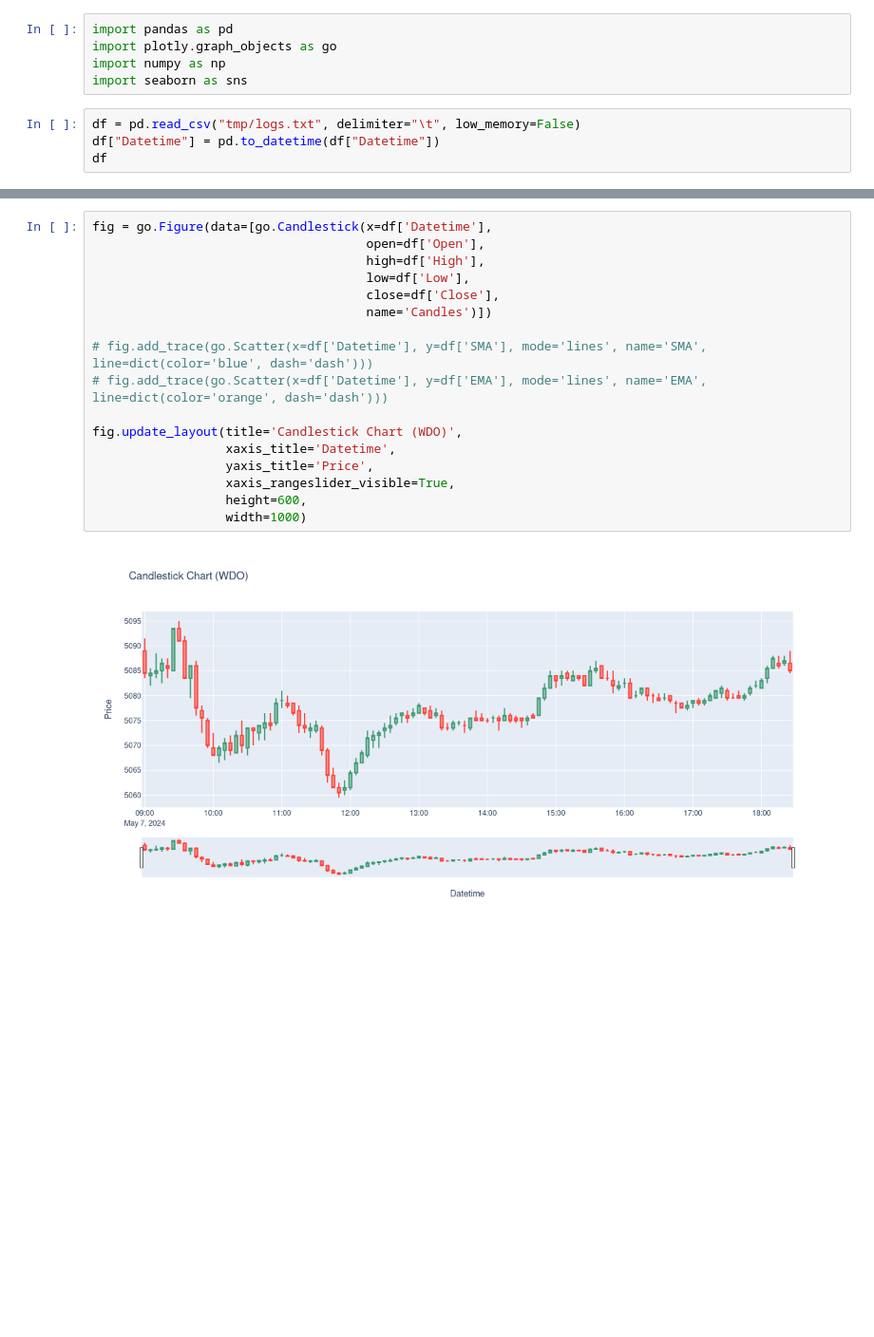
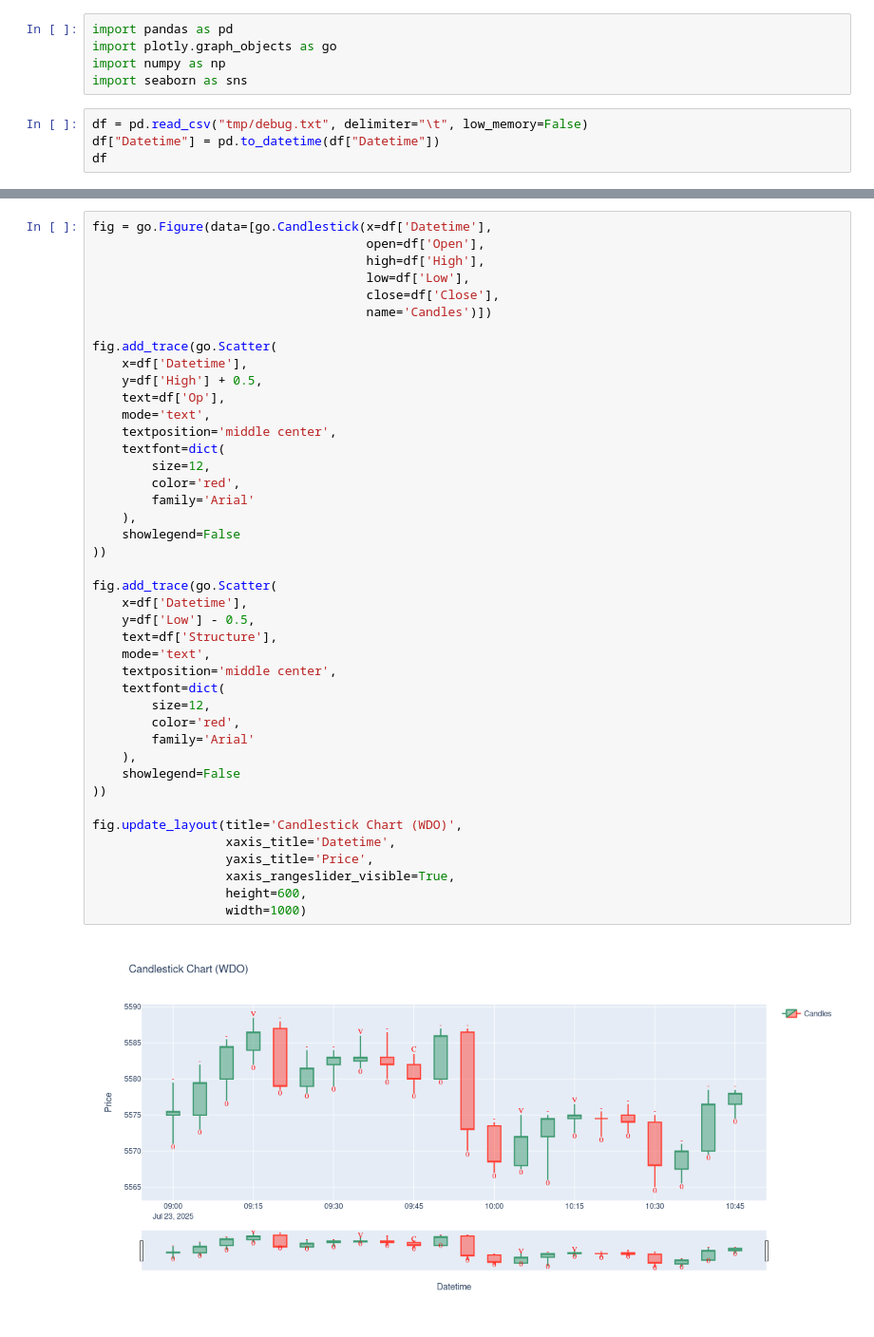
Before and after one commit to lucasfellipec/ml, a Jupyter notebook: ml.ipynb, the cells around one changed output, grey strips where cells are left out. Shown at 95% size. Cells and saved outputs as stored; diff of their text form; blank space fills up the shorter version.

```diff
--- a/ml.ipynb
+++ b/ml.ipynb
@@ -4,7 +4,7 @@ import plotly.graph_objects as go
 import numpy as np
 import seaborn as sns
 # %%
-df = pd.read_csv("tmp/logs.txt", delimiter="\t", low_memory=False)
+df = pd.read_csv("tmp/debug.txt", delimiter="\t", low_memory=False)
 df["Datetime"] = pd.to_datetime(df["Datetime"])
 df
 # %% [output]
@@ -24,19 +29,44 @@ df
 # %%
 fig = go.Figure(data=[go.Candlestick(x=df['Datetime'],
                                      open=df['Open'],
                                      high=df['High'],
                                      low=df['Low'],
                                      close=df['Close'],
                                      name='Candles')])
 
-# fig.add_trace(go.Scatter(x=df['Datetime'], y=df['SMA'], mode='lines', name='SMA', line=dict(color='blue', dash='dash')))
-# fig.add_trace(go.Scatter(x=df['Datetime'], y=df['EMA'], mode='lines', name='EMA', line=dict(color='orange', dash='dash')))
+fig.add_trace(go.Scatter(
+    x=df['Datetime'],
+    y=df['High'] + 0.5,
+    text=df['Op'],
+    mode='text',
+    textposition='middle center',
+    textfont=dict(
+        size=12,
+        color='red',
+        family='Arial'
+    ),
+    showlegend=False
+))
+
+fig.add_trace(go.Scatter(
+    x=df['Datetime'],
+    y=df['Low'] - 0.5,
+    text=df['Structure'],
+    mode='text',
+    textposition='middle center',
+    textfont=dict(
+        size=12,
+        color='red',
+        family='Arial'
+    ),
+    showlegend=False
+))
 
 fig.update_layout(title='Candlestick Chart (WDO)',
                   xaxis_title='Datetime',
                   yaxis_title='Price',
                   xaxis_rangeslider_visible=True,
                   height=600,
                   width=1000)
 # %% [output]
-[figure, old version]
+[figure, new version]
```
Also changed, not shown: parts of 14 cells of this notebook, 7 other files.
